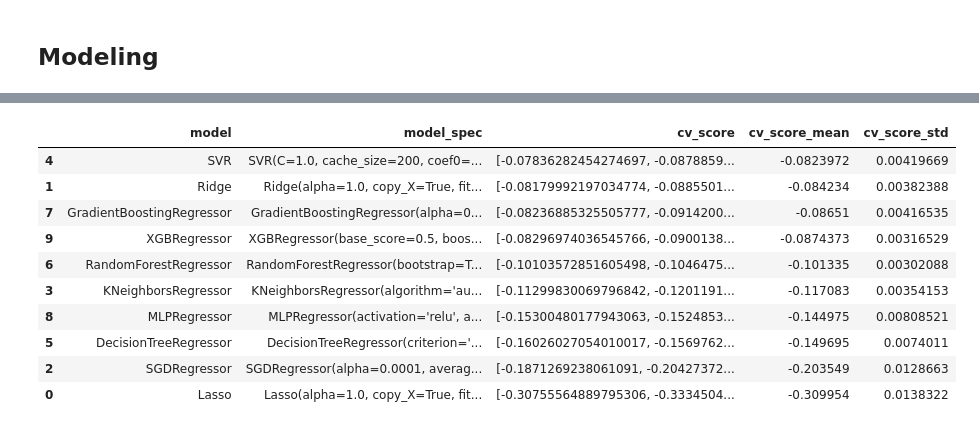
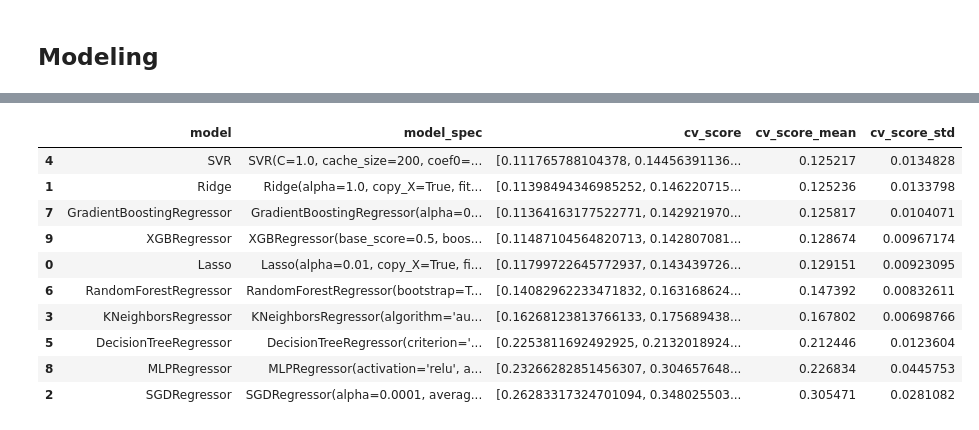
Before and after one commit to epflyingzhang/house_prices, a Jupyter notebook: 03_House_Prices_Regression_Round2_Feature_Engineering.ipynb, the cells around one changed output, grey strips where cells are left out. Cells and saved outputs as stored; diff of their text form; code cells hidden in the pictures.

```diff
--- a/03_House_Prices_Regression_Round2_Feature_Engineering.ipynb
+++ b/03_House_Prices_Regression_Round2_Feature_Engineering.ipynb
@@ -1008,7 +979,7 @@ df_feature.head(10)
 #### Feature importance using Lasso
 # %%
 
-model = linear_model.Lasso(alpha=0.001)
+model = linear_model.Lasso(alpha=0.0007)
 model.fit(X.values, y)
 
 df_feature = pd.DataFrame({'coef': model.coef_}, index=X.columns).sort_values('coef', ascending=False)
@@ -1052,7 +1023,7 @@ import xgboost
 
 candidate_models = [
 #     linear_model.LinearRegression(),
-    linear_model.Lasso(),
+    linear_model.Lasso(alpha=0.01),
     linear_model.Ridge(),
     linear_model.SGDRegressor(),
     neighbors.KNeighborsRegressor(),
@@ -1073,8 +1044,9 @@ for i, model in enumerate(candidate_models):
     print(model)
 
     cv_score = model_selection.cross_val_score(model, X.values, y, cv=5, n_jobs=-1,
-                                               scoring='neg_mean_absolute_error',
+                                               scoring='neg_mean_squared_error',
                                               verbose=0)
+    cv_score = np.array([np.sqrt(-x) for x in cv_score])
 
     print("CV score: ", cv_score.mean(), '\n')  # --> sth. is wrong here
 
@@ -1128,18 +1091,18 @@ CV score:  -0.08743727226406711
 # %%
-df_out.sort_values(by='cv_score_mean', ascending=False, inplace=True)
+df_out.sort_values(by='cv_score_mean', ascending=True, inplace=True)
 df_out
 # %% [output]
 |  | model | model_spec | cv_score | cv_score_mean | cv_score_std |
-| 4 | SVR | SVR(C=1.0, cache_size=200, coef0=... | [-0.07836282454274697, -0.0878859... | -0.0823972 | 0.00419669 |
-| 1 | Ridge | Ridge(alpha=1.0, copy_X=True, fit... | [-0.08179992197034774, -0.0885501... | -0.084234 | 0.00382388 |
-| 7 | GradientBoostingRegressor | GradientBoostingRegressor(alpha=0... | [-0.08236885325505777, -0.0914200... | -0.08651 | 0.00416535 |
-| 9 | XGBRegressor | XGBRegressor(base_score=0.5, boos... | [-0.08296974036545766, -0.0900138... | -0.0874373 | 0.00316529 |
-| 6 | RandomForestRegressor | RandomForestRegressor(bootstrap=T... | [-0.10103572851605498, -0.1046475... | -0.101335 | 0.00302088 |
-| 3 | KNeighborsRegressor | KNeighborsRegressor(algorithm='au... | [-0.11299830069796842, -0.1201191... | -0.117083 | 0.00354153 |
-| 8 | MLPRegressor | MLPRegressor(activation='relu', a... | [-0.15300480177943063, -0.1524853... | -0.144975 | 0.00808521 |
-| 5 | DecisionTreeRegressor | DecisionTreeRegressor(criterion='... | [-0.16026027054010017, -0.1569762... | -0.149695 | 0.0074011 |
-| 2 | SGDRegressor | SGDRegressor(alpha=0.0001, averag... | [-0.1871269238061091, -0.20427372... | -0.203549 | 0.0128663 |
-| 0 | Lasso | Lasso(alpha=1.0, copy_X=True, fit... | [-0.30755564889795306, -0.3334504... | -0.309954 | 0.0138322 |
+| 4 | SVR | SVR(C=1.0, cache_size=200, coef0=... | [0.111765788104378, 0.14456391136... | 0.125217 | 0.0134828 |
+| 1 | Ridge | Ridge(alpha=1.0, copy_X=True, fit... | [0.11398494346985252, 0.146220715... | 0.125236 | 0.0133798 |
+| 7 | GradientBoostingRegressor | GradientBoostingRegressor(alpha=0... | [0.11364163177522771, 0.142921970... | 0.125817 | 0.0104071 |
+| 9 | XGBRegressor | XGBRegressor(base_score=0.5, boos... | [0.11487104564820713, 0.142807081... | 0.128674 | 0.00967174 |
+| 0 | Lasso | Lasso(alpha=0.01, copy_X=True, fi... | [0.11799722645772937, 0.143439726... | 0.129151 | 0.00923095 |
+| 6 | RandomForestRegressor | RandomForestRegressor(bootstrap=T... | [0.14082962233471832, 0.163168624... | 0.147392 | 0.00832611 |
+| 3 | KNeighborsRegressor | KNeighborsRegressor(algorithm='au... | [0.16268123813766133, 0.175689438... | 0.167802 | 0.00698766 |
+| 5 | DecisionTreeRegressor | DecisionTreeRegressor(criterion='... | [0.2253811692492925, 0.2132018924... | 0.212446 | 0.0123604 |
+| 8 | MLPRegressor | MLPRegressor(activation='relu', a... | [0.23266282851456307, 0.304657648... | 0.226834 | 0.0445753 |
+| 2 | SGDRegressor | SGDRegressor(alpha=0.0001, averag... | [0.26283317324701094, 0.348025503... | 0.305471 | 0.0281082 |
 # %%
 _, ax = plt.subplots(1, 2, figsize=(14, 4))
 sns.barplot(x='cv_score_mean', y='model', data=df_out.head(7), ax=ax[0])
```
Also changed, not shown: parts of 38 cells of this notebook, 2 other files.
